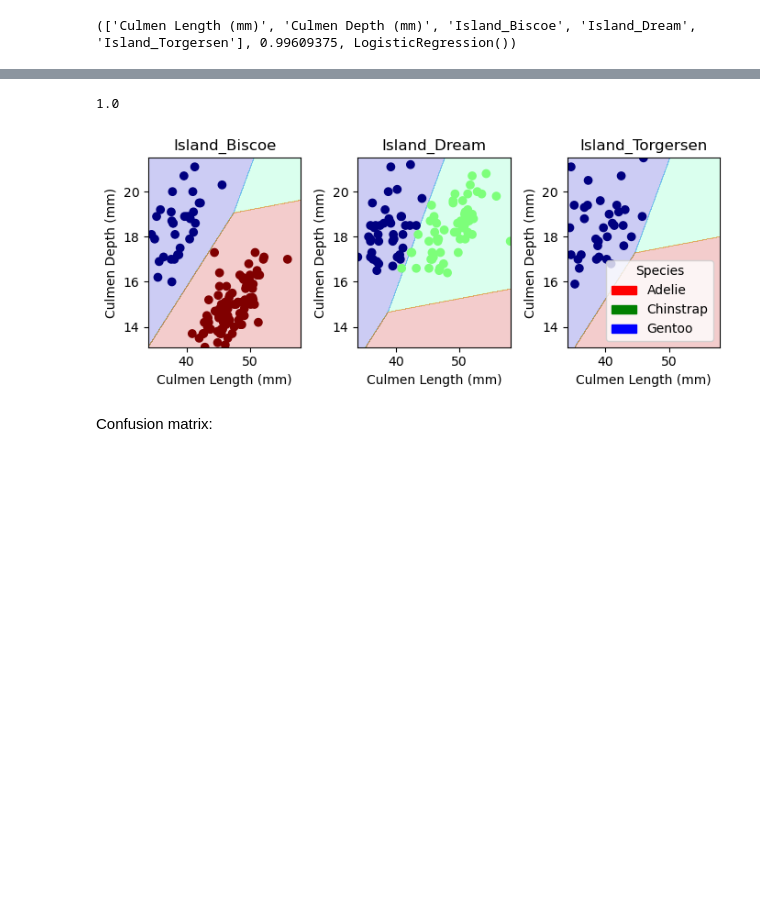
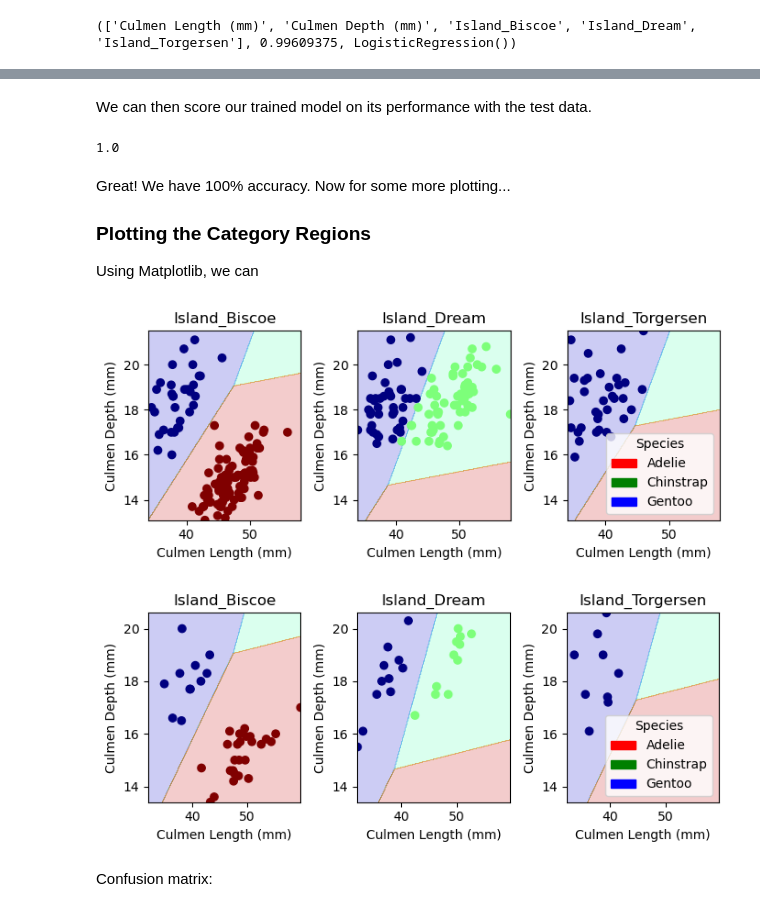
Before and after one commit to ellisterling/ellisterling.github.io, a Jupyter notebook: posts/Penguins/index.ipynb, the cells around one changed output, grey strips where cells are left out. Drawn from its saved outputs; the diff is of its cells as text; code cells hidden in the pictures; blank space fills up the shorter version.

```diff
--- a/posts/Penguins/index.ipynb
+++ b/posts/Penguins/index.ipynb
@@ -101,19 +101,22 @@ all_qual_cols = ["Clutch Completion", "Island", "Sex", "Stage"]
 all_quant_cols = ['Culmen Length (mm)', 'Culmen Depth (mm)', 'Flipper Length (mm)', "Body Mass (g)", "Delta 15 N (o/oo)", "Delta 13 C (o/oo)"]
 scores = []
 combo_array = []
+
+
 for qual in all_qual_cols:
   qual_cols = [col for col in x_train.columns if qual in col ]
   for pair in combinations(all_quant_cols, 2):
-    cols = list(pair) + qual_cols
-    combo_array.append(cols)
-    LR = LogisticRegression()
-    LR.fit(x_train[cols], y_train)
-
-for combo in combo_array:
-  LR = LogisticRegression()
-  LR.fit(x_train[combo], y_train)
-  new_score = LR.score(x_train[combo], y_train)
-  scores.append((combo, new_score, LR))
+    cols = list(pair) + qual_cols                               #<1>
+    combo_array.append(cols)                                    #<1>
+    LR = LogisticRegression()                                   #<2>
+    LR.fit(x_train[cols], y_train)                              #<2>
+    new_score = LR.score(x_train[cols], y_train)                #<3>
+    scores.append((cols, new_score, LR))                        #<4>
+# for combo in combo_array:
+#   LR = LogisticRegression()
+#   LR.fit(x_train[combo], y_train)
+#   new_score = LR.score(x_train[combo], y_train)
+#   scores.append((combo, new_score, LR))
 # %% [output]
 STOP: TOTAL NO. OF ITERATIONS REACHED LIMIT.
 
@@ -148,9 +158,16 @@ test_url = "https://raw.githubusercontent.com/PhilChodrow/ml-notes/main/data/pal
 test = pd.read_csv(test_url)
 test["Species"] = test["Species"].str.split().str.get(0)
 x_test, y_test = prepare_data(test)
-best_lr.score(x_test[best_attrs], y_test)
-# %% [output]
-1.0
+# %% [markdown]
+We can then score our trained model on its performance with the test data.
+# %%
+best_lr.score(x_test[best_attrs], y_test)
+# %% [output]
+1.0
+# %% [markdown]
+Great! We have 100% accuracy. Now for some more plotting...
+### Plotting the Category Regions
+Using Matplotlib, we can
 # %%
 from matplotlib import pyplot as plt
 import numpy as np
@@ -208,8 +225,10 @@ def plot_regions(model, X, y):
       plt.tight_layout()
 # %%
 plot_regions(best_lr, x_train[best_attrs], y_train)
+plot_regions(best_lr, x_test[best_attrs], y_test)
 # %% [output]
 [figure]
+[figure, added]
 # %% [markdown]
 Confusion matrix:
 # %%
```
Also changed, not shown: parts of 4 cells of this notebook, 7 other files.
